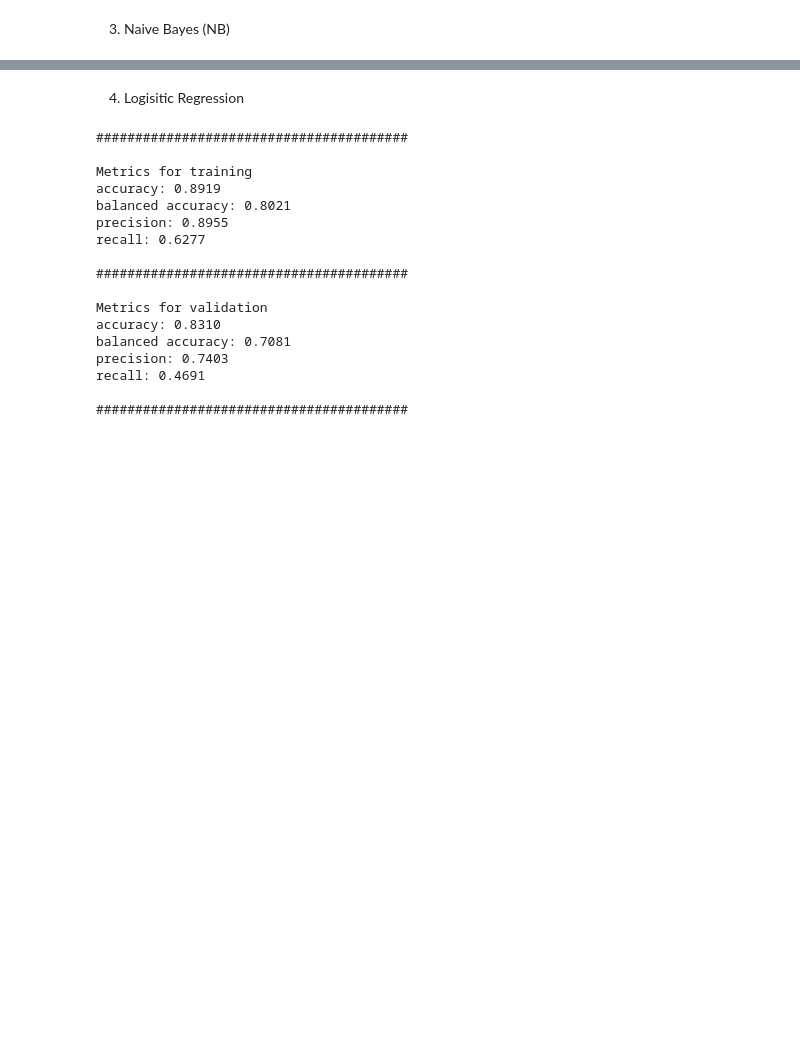
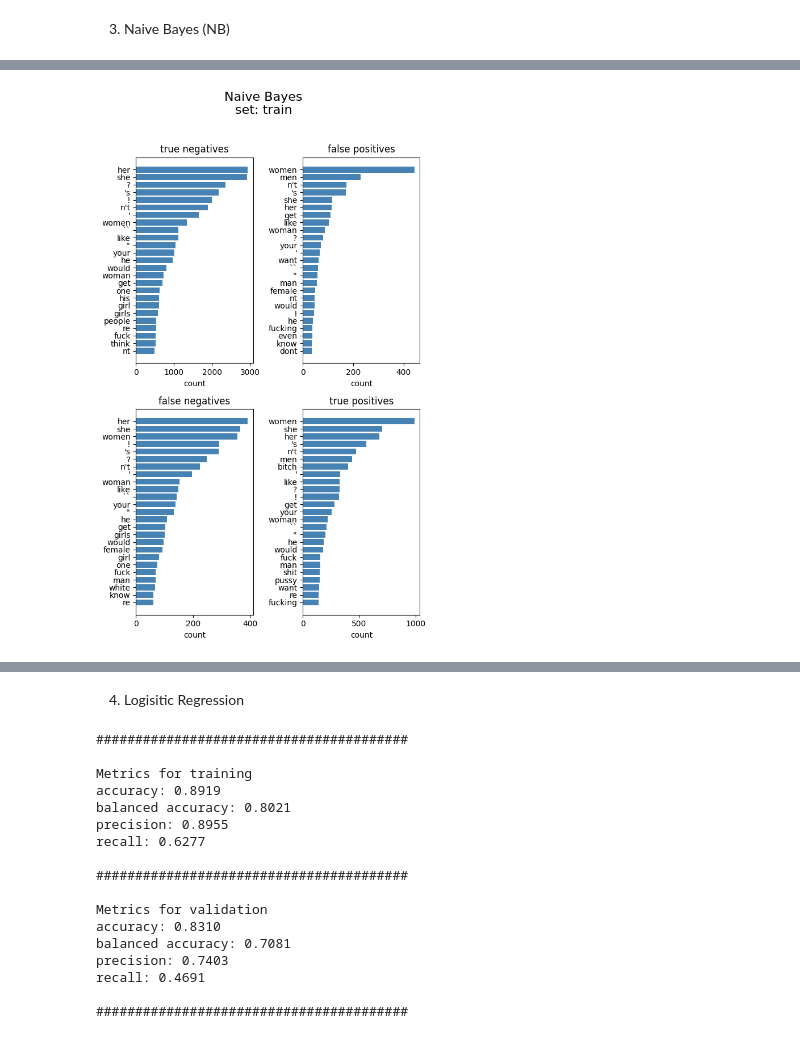
Before and after one commit to henrform/NLP_24W_VSHJ, a Jupyter notebook: milestone 2/milestone_2.ipynb, the cells around one changed output, grey strips where cells are left out. Saved outputs shown, nothing was run; the diff lists cells and outputs as text; code cells hidden in the pictures; blank space fills up the shorter version.

```diff
--- a/milestone 2/milestone_2.ipynb
+++ b/milestone 2/milestone_2.ipynb
@@ -194,0 +196,4 @@ recall: 0.5165
+# %%
+naive_bayes_classifier.qualitative_analysis_top_tokens(X_train, X_train_bow, y_train, set_type="train", model_name="Naive Bayes", plot=True)
+# %% [output]
+[figure, added]
```
Also changed, not shown: parts of 22 cells of this notebook, 2 other files.
